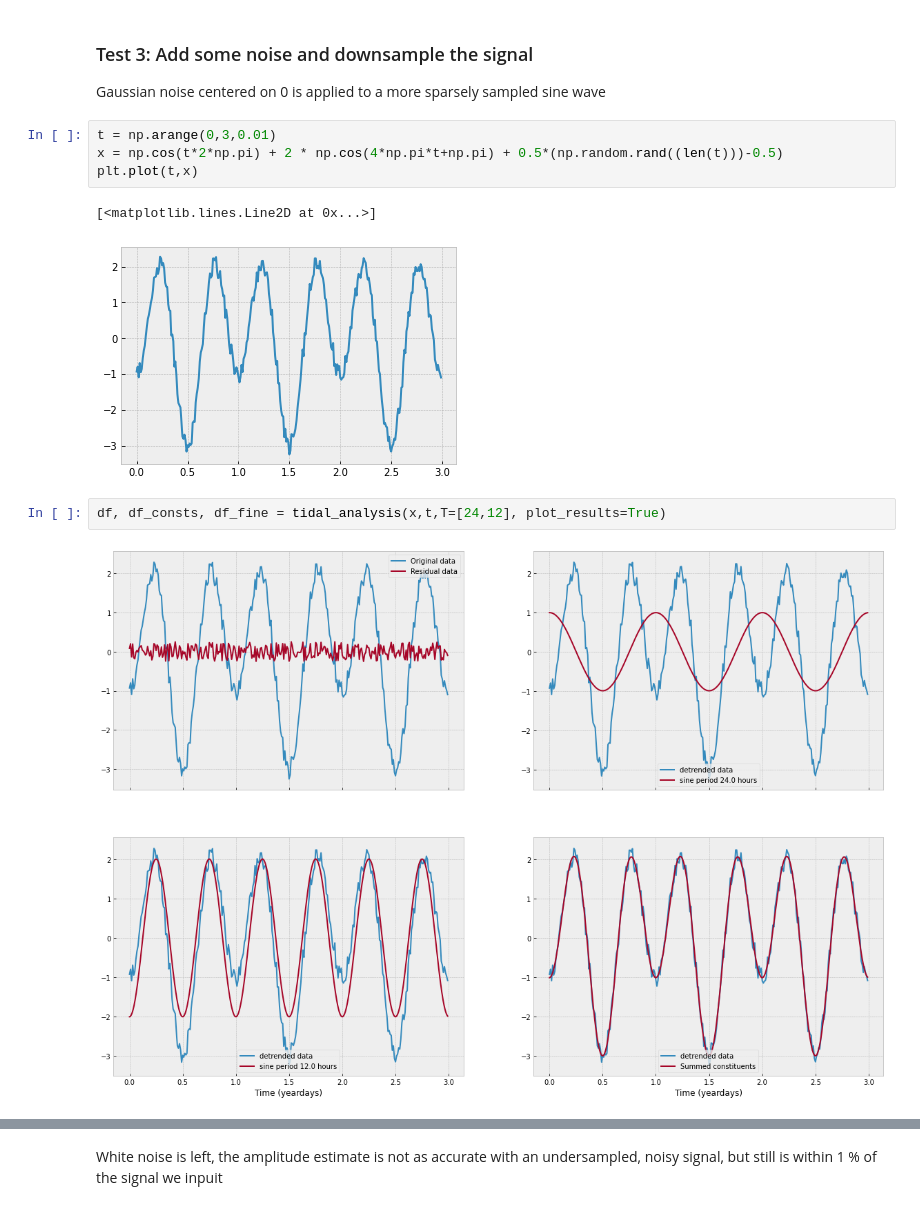
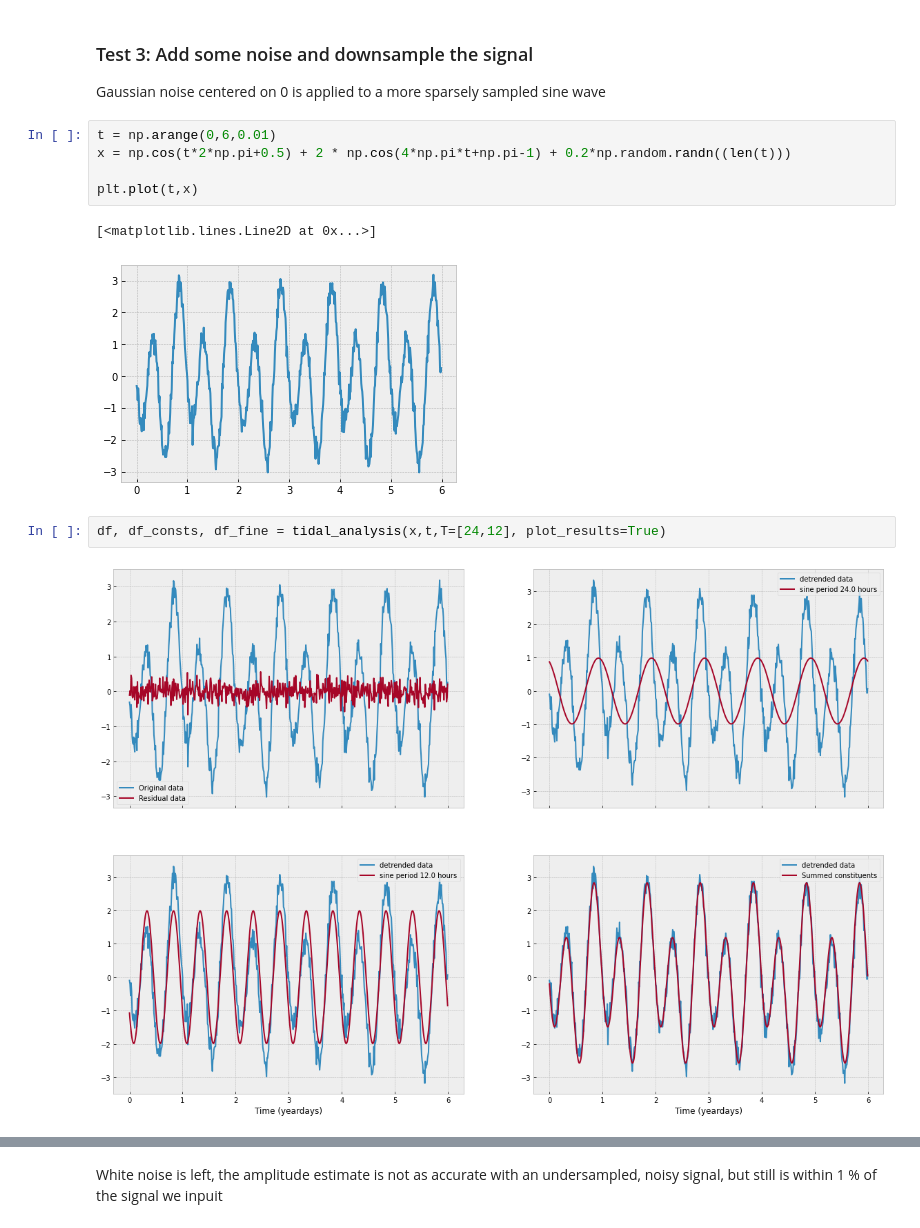
Before and after one commit to callumrollo/quick_tidal_analysis, a Jupyter notebook: Explore.ipynb, the cells around one changed output, grey strips where cells are left out. Saved outputs shown, nothing was run; the diff lists cells and outputs as text.

```diff
--- a/Explore.ipynb
+++ b/Explore.ipynb
@@ -82,16 +82,17 @@ df, df_consts, df_fine = tidal_analysis(x,t,T=[24,8], remove_trend=False, plot_r
 
 Gaussian noise centered on 0 is applied to a more sparsely sampled sine wave
 # %%
-t = np.arange(0,3,0.01)
-x = np.cos(t*2*np.pi) + 2 * np.cos(4*np.pi*t+np.pi) + 0.5*(np.random.rand((len(t)))-0.5)
+t = np.arange(0,6,0.01)
+x = np.cos(t*2*np.pi+0.5) + 2 * np.cos(4*np.pi*t+np.pi-1) + 0.2*np.random.randn((len(t)))
+
 plt.plot(t,x)
 # %% [output]
 [<matplotlib.lines.Line2D at 0x...>]
-[figure, old version]
+[figure, new version]
 # %%
 df, df_consts, df_fine = tidal_analysis(x,t,T=[24,12], plot_results=True)
 # %% [output]
-[figure, old version]
+[figure, new version]
 # %%
 df_consts
 # %% [output]
```
Also changed, not shown: parts of 6 cells of this notebook.
